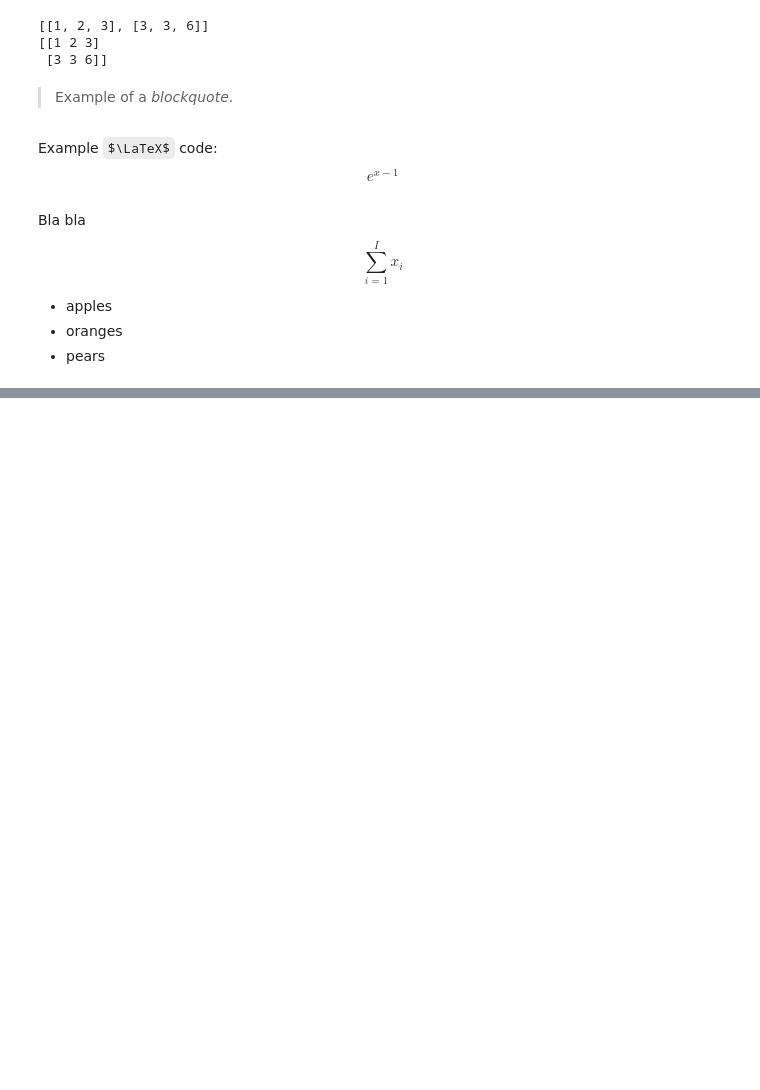
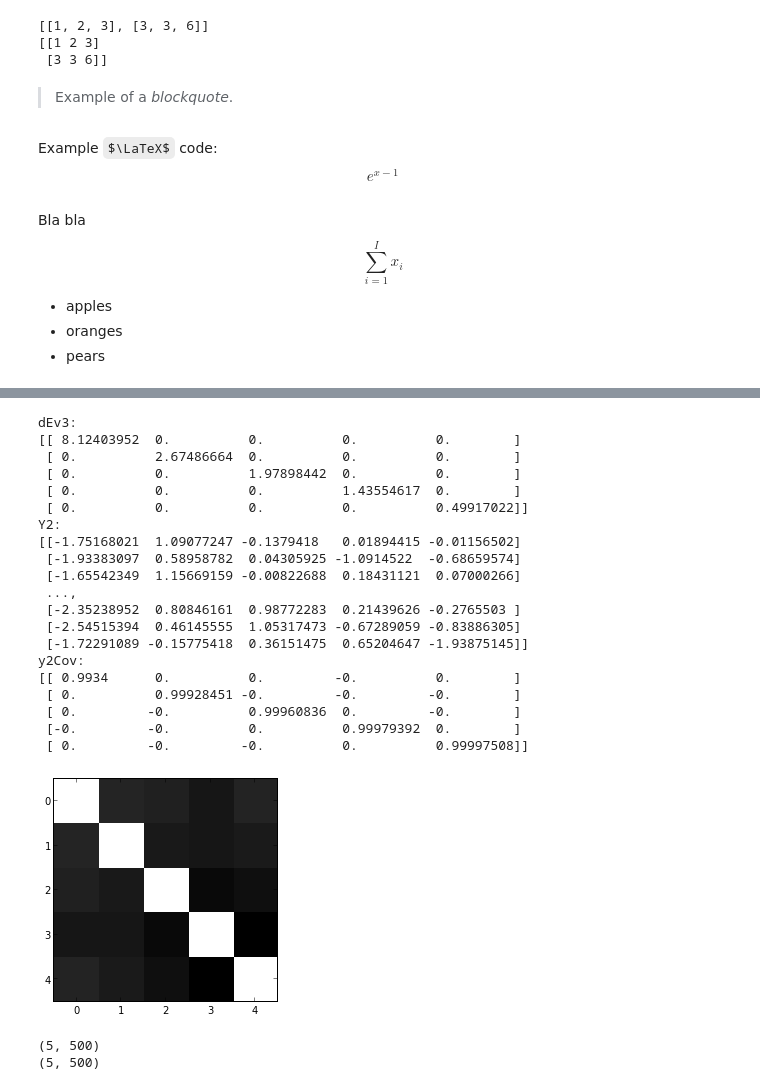
Before and after one commit to stablum/mlpm, a Jupyter notebook: testn.ipynb, the cells around one changed output, grey strips where cells are left out. Drawn from its saved outputs; the diff is of its cells as text; code cells hidden in the pictures; some formulas as TeX source; blank space fills up the shorter version.

```diff
--- a/testn.ipynb
+++ b/testn.ipynb
@@ -361,0 +394,44 @@ array([[ 9.53125,  4.40625,  4.90625,  3.15625],
+# %%
+dEv3 = np.diag(1./sqrt(eigenvalues+0.0001))
+
+print "dEv3:\n%s" % dEv3
+
+Y2 = np.dot(np.dot(dEv3,eigenVectors.T), B.T)
+print "Y2:\n%s" % Y2.T
+#Y2 = Y2.T
+
+y2Cov =  np.cov(Y2)
+print "y2Cov:\n%s" % y2Cov
+ax2 = imshow(log(abs(y2Cov)), cmap='gray', interpolation='nearest')
+
+show()
+# %% [output]
+dEv3:
+[[ 8.12403952  0.          0.          0.          0.        ]
+ [ 0.          2.67486664  0.          0.          0.        ]
+ [ 0.          0.          1.97898442  0.          0.        ]
+ [ 0.          0.          0.          1.43554617  0.        ]
+ [ 0.          0.          0.          0.          0.49917022]]
+Y2:
+[[-1.75168021  1.09077247 -0.1379418   0.01894415 -0.01156502]
+ [-1.93383097  0.58958782  0.04305925 -1.0914522  -0.68659574]
+ [-1.65542349  1.15669159 -0.00822688  0.18431121  0.07000266]
+ ...,
+ [-2.35238952  0.80846161  0.98772283  0.21439626 -0.2765503 ]
+ [-2.54515394  0.46145555  1.05317473 -0.67289059 -0.83886305]
+ [-1.72291089 -0.15775418  0.36151475  0.65204647 -1.93875145]]
+y2Cov:
+[[ 0.9934      0.          0.         -0.          0.        ]
+ [ 0.          0.99928451 -0.         -0.         -0.        ]
+ [ 0.         -0.          0.99960836  0.         -0.        ]
+ [-0.         -0.          0.          0.99979392  0.        ]
+ [ 0.         -0.         -0.          0.          0.99997508]]
+[figure, added]
+# %%
+print X.shape
+print Y2.shape
+
+Xwhitened = Y2
+# %% [output]
+(5, 500)
+(5, 500)
```
Also changed, not shown: parts of 13 cells of this notebook.
